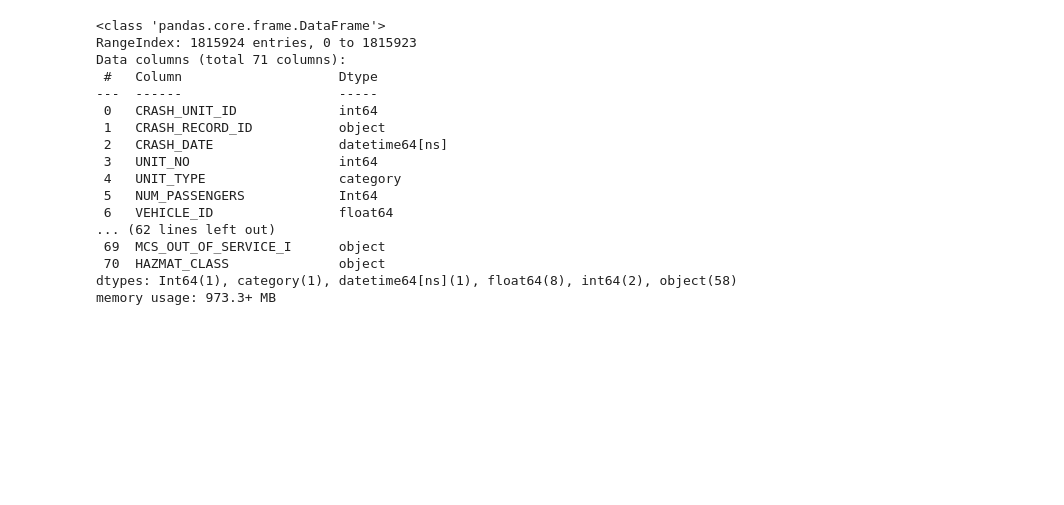
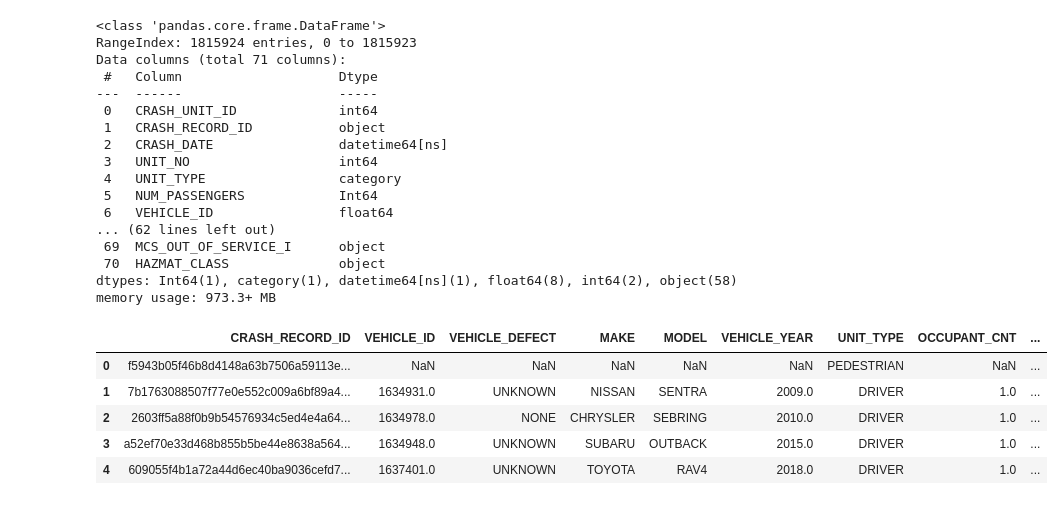
Before and after one commit to asheerali/advanced-data-engineering, a Jupyter notebook: examples/test.ipynb, the cells around one changed output. Cells and saved outputs as stored; diff of their text form; code cells hidden in the pictures; blank space fills up the shorter version.

```diff
--- a/examples/test.ipynb
+++ b/examples/test.ipynb
@@ -113,3 +159,23 @@ Data columns (total 71 columns):
  70  HAZMAT_CLASS              object
 dtypes: Int64(1), category(1), datetime64[ns](1), float64(8), int64(2), object(58)
 memory usage: 973.3+ MB
+# %%
+transformedDf2 = df2[[
+      "CRASH_RECORD_ID",
+      "VEHICLE_ID",
+      "VEHICLE_DEFECT",
+      "MAKE",
+      "MODEL",
+      "VEHICLE_YEAR",
+      "UNIT_TYPE",
+      "OCCUPANT_CNT",
+      "TRAVEL_DIRECTION"
+    ]]
+transformedDf2.head()
+# %% [output]
+|  | CRASH_RECORD_ID | VEHICLE_ID | VEHICLE_DEFECT | MAKE | MODEL | VEHICLE_YEAR | UNIT_TYPE | OCCUPANT_CNT | ... |
+| 0 | f5943b05f46b8d4148a63b7506a59113e... | NaN | NaN | NaN | NaN | NaN | PEDESTRIAN | NaN | ... |
+| 1 | 7b1763088507f77e0e552c009a6bf89a4... | 1634931.0 | UNKNOWN | NISSAN | SENTRA | 2009.0 | DRIVER | 1.0 | ... |
+| 2 | 2603ff5a88f0b9b54576934c5ed4e4a64... | 1634978.0 | NONE | CHRYSLER | SEBRING | 2010.0 | DRIVER | 1.0 | ... |
+| 3 | a52ef70e33d468b855b5be44e8638a564... | 1634948.0 | UNKNOWN | SUBARU | OUTBACK | 2015.0 | DRIVER | 1.0 | ... |
+| 4 | 609055f4b1a72a44d6ec40ba9036cefd7... | 1637401.0 | UNKNOWN | TOYOTA | RAV4 | 2018.0 | DRIVER | 1.0 | ... |
```
Also changed, not shown: parts of 10 cells of this notebook, 4 other files.
